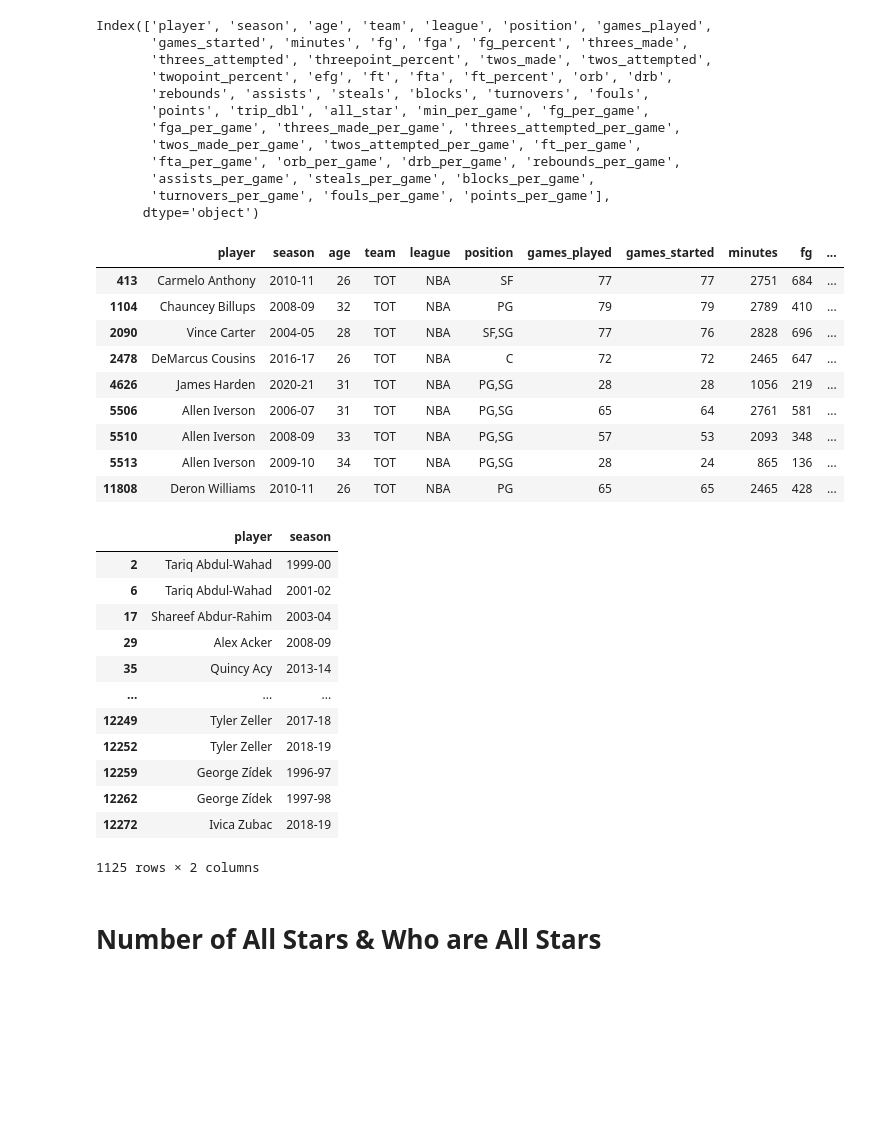
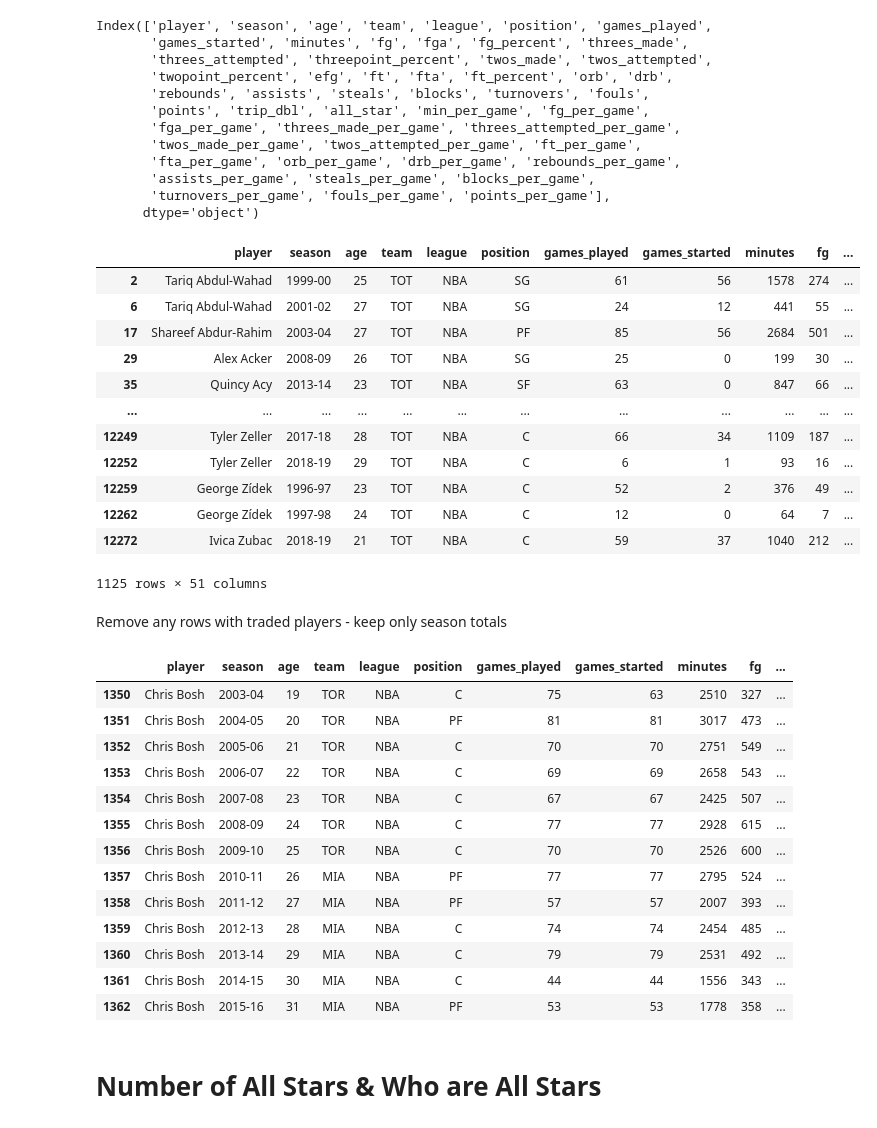
Before and after one commit to ahhhlexli/NBA-All-Star-Predictor, a Jupyter notebook: EDA.ipynb, the cells around one changed output. Cells and saved outputs as stored; diff of their text form; code cells hidden in the pictures; blank space fills up the shorter version.

Commit message:
Removed repeats - problem found with data merge (per game/total)

```diff
--- a/EDA.ipynb
+++ b/EDA.ipynb
@@ -31,15 +34,20 @@ Index(['player', 'season', 'age', 'team', 'league', 'position', 'games_played',
        'turnovers_per_game', 'fouls_per_game', 'points_per_game'],
       dtype='object')
 # %%
-df[(df.team == 'TOT') & (df.all_star == 'Yes')]
+df[(df.team == 'TOT')]
 # %% [output]
 |  | player | season | age | team | league | position | games_played | games_started | minutes | fg | ... |
-| 413 | Carmelo Anthony | 2010-11 | 26 | TOT | NBA | SF | 77 | 77 | 2751 | 684 | ... |
-| 1104 | Chauncey Billups | 2008-09 | 32 | TOT | NBA | PG | 79 | 79 | 2789 | 410 | ... |
-| 2090 | Vince Carter | 2004-05 | 28 | TOT | NBA | SF,SG | 77 | 76 | 2828 | 696 | ... |
-| 2478 | DeMarcus Cousins | 2016-17 | 26 | TOT | NBA | C | 72 | 72 | 2465 | 647 | ... |
-| 4626 | James Harden | 2020-21 | 31 | TOT | NBA | PG,SG | 28 | 28 | 1056 | 219 | ... |
-| 5506 | Allen Iverson | 2006-07 | 31 | TOT | NBA | PG,SG | 65 | 64 | 2761 | 581 | ... |
-| 5510 | Allen Iverson | 2008-09 | 33 | TOT | NBA | PG,SG | 57 | 53 | 2093 | 348 | ... |
-| 5513 | Allen Iverson | 2009-10 | 34 | TOT | NBA | PG,SG | 28 | 24 | 865 | 136 | ... |
-| 11808 | Deron Williams | 2010-11 | 26 | TOT | NBA | PG | 65 | 65 | 2465 | 428 | ... |
+| 2 | Tariq Abdul-Wahad | 1999-00 | 25 | TOT | NBA | SG | 61 | 56 | 1578 | 274 | ... |
+| 6 | Tariq Abdul-Wahad | 2001-02 | 27 | TOT | NBA | SG | 24 | 12 | 441 | 55 | ... |
+| 17 | Shareef Abdur-Rahim | 2003-04 | 27 | TOT | NBA | PF | 85 | 56 | 2684 | 501 | ... |
+| 29 | Alex Acker | 2008-09 | 26 | TOT | NBA | SG | 25 | 0 | 199 | 30 | ... |
+| 35 | Quincy Acy | 2013-14 | 23 | TOT | NBA | SF | 63 | 0 | 847 | 66 | ... |
+| ... | ... | ... | ... | ... | ... | ... | ... | ... | ... | ... | ... |
+| 12249 | Tyler Zeller | 2017-18 | 28 | TOT | NBA | C | 66 | 34 | 1109 | 187 | ... |
+| 12252 | Tyler Zeller | 2018-19 | 29 | TOT | NBA | C | 6 | 1 | 93 | 16 | ... |
+| 12259 | George Zídek | 1996-97 | 23 | TOT | NBA | C | 52 | 2 | 376 | 49 | ... |
+| 12262 | George Zídek | 1997-98 | 24 | TOT | NBA | C | 12 | 0 | 64 | 7 | ... |
+| 12272 | Ivica Zubac | 2018-19 | 21 | TOT | NBA | C | 59 | 37 | 1040 | 212 | ... |
+1125 rows × 51 columns
+# %% [markdown]
+Remove any rows with traded players - keep only season totals
@@ -46,19 +56,20 @@ df[(df.team == 'TOT') & (df.all_star == 'Yes')]
 # %%
-df[(df.team == 'TOT')][['player', 'season']]
+df[df.player == 'Chris Bosh']
 # %% [output]
-|  | player | season |
-| 2 | Tariq Abdul-Wahad | 1999-00 |
-| 6 | Tariq Abdul-Wahad | 2001-02 |
-| 17 | Shareef Abdur-Rahim | 2003-04 |
-| 29 | Alex Acker | 2008-09 |
-| 35 | Quincy Acy | 2013-14 |
-| ... | ... | ... |
-| 12249 | Tyler Zeller | 2017-18 |
-| 12252 | Tyler Zeller | 2018-19 |
-| 12259 | George Zídek | 1996-97 |
-| 12262 | George Zídek | 1997-98 |
-| 12272 | Ivica Zubac | 2018-19 |
+|  | player | season | age | team | league | position | games_played | games_started | minutes | fg | ... |
+| 1350 | Chris Bosh | 2003-04 | 19 | TOR | NBA | C | 75 | 63 | 2510 | 327 | ... |
+| 1351 | Chris Bosh | 2004-05 | 20 | TOR | NBA | PF | 81 | 81 | 3017 | 473 | ... |
+| 1352 | Chris Bosh | 2005-06 | 21 | TOR | NBA | C | 70 | 70 | 2751 | 549 | ... |
+| 1353 | Chris Bosh | 2006-07 | 22 | TOR | NBA | C | 69 | 69 | 2658 | 543 | ... |
+| 1354 | Chris Bosh | 2007-08 | 23 | TOR | NBA | C | 67 | 67 | 2425 | 507 | ... |
+| 1355 | Chris Bosh | 2008-09 | 24 | TOR | NBA | C | 77 | 77 | 2928 | 615 | ... |
+| 1356 | Chris Bosh | 2009-10 | 25 | TOR | NBA | C | 70 | 70 | 2526 | 600 | ... |
+| 1357 | Chris Bosh | 2010-11 | 26 | MIA | NBA | PF | 77 | 77 | 2795 | 524 | ... |
+| 1358 | Chris Bosh | 2011-12 | 27 | MIA | NBA | PF | 57 | 57 | 2007 | 393 | ... |
+| 1359 | Chris Bosh | 2012-13 | 28 | MIA | NBA | C | 74 | 74 | 2454 | 485 | ... |
+| 1360 | Chris Bosh | 2013-14 | 29 | MIA | NBA | C | 79 | 79 | 2531 | 492 | ... |
+| 1361 | Chris Bosh | 2014-15 | 30 | MIA | NBA | C | 44 | 44 | 1556 | 343 | ... |
+| 1362 | Chris Bosh | 2015-16 | 31 | MIA | NBA | PF | 53 | 53 | 1778 | 358 | ... |
-1125 rows × 2 columns
 # %% [markdown]
 # Number of All Stars & Who are All Stars
 # %%
```
Also changed, not shown: parts of 14 cells of this notebook.
